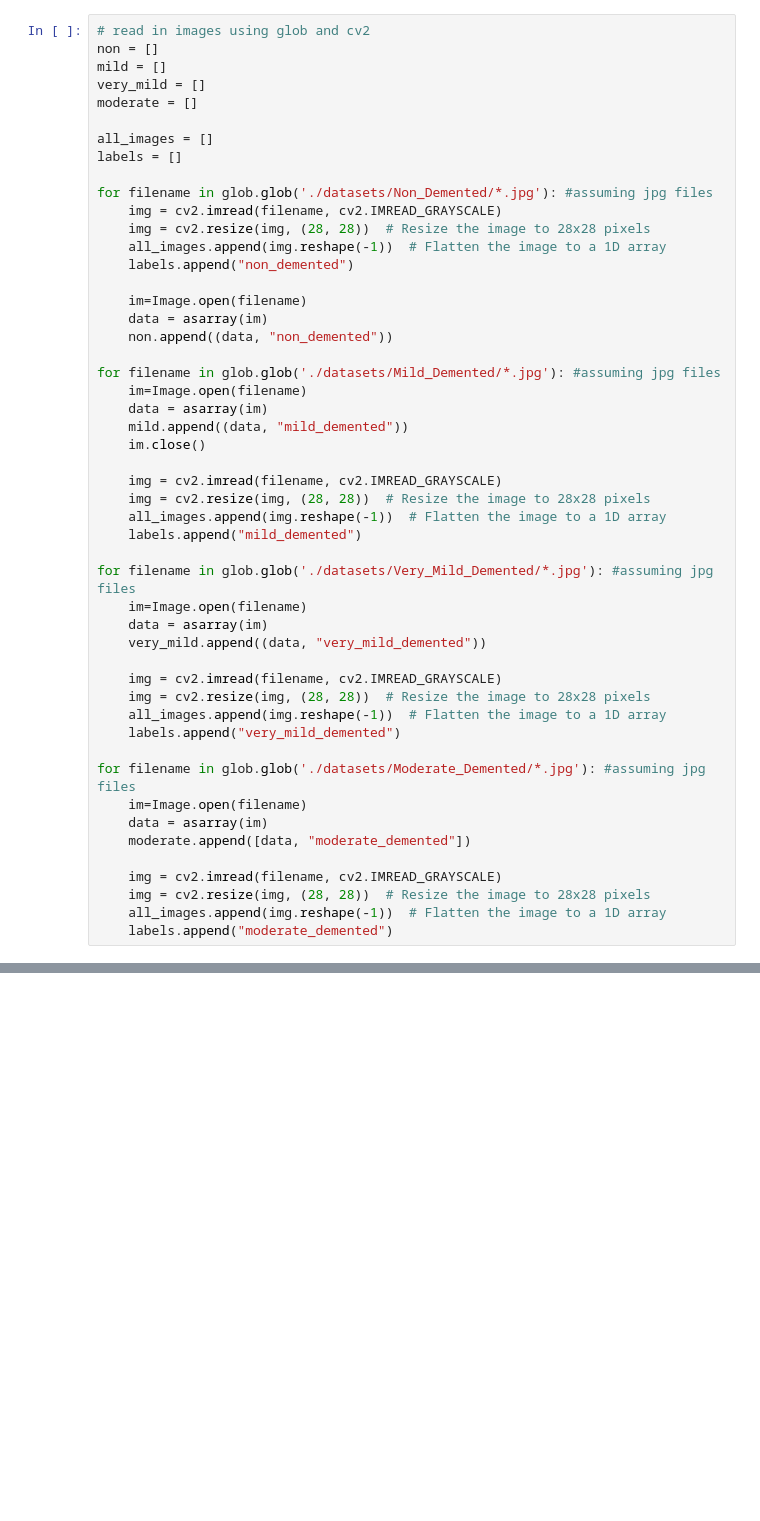
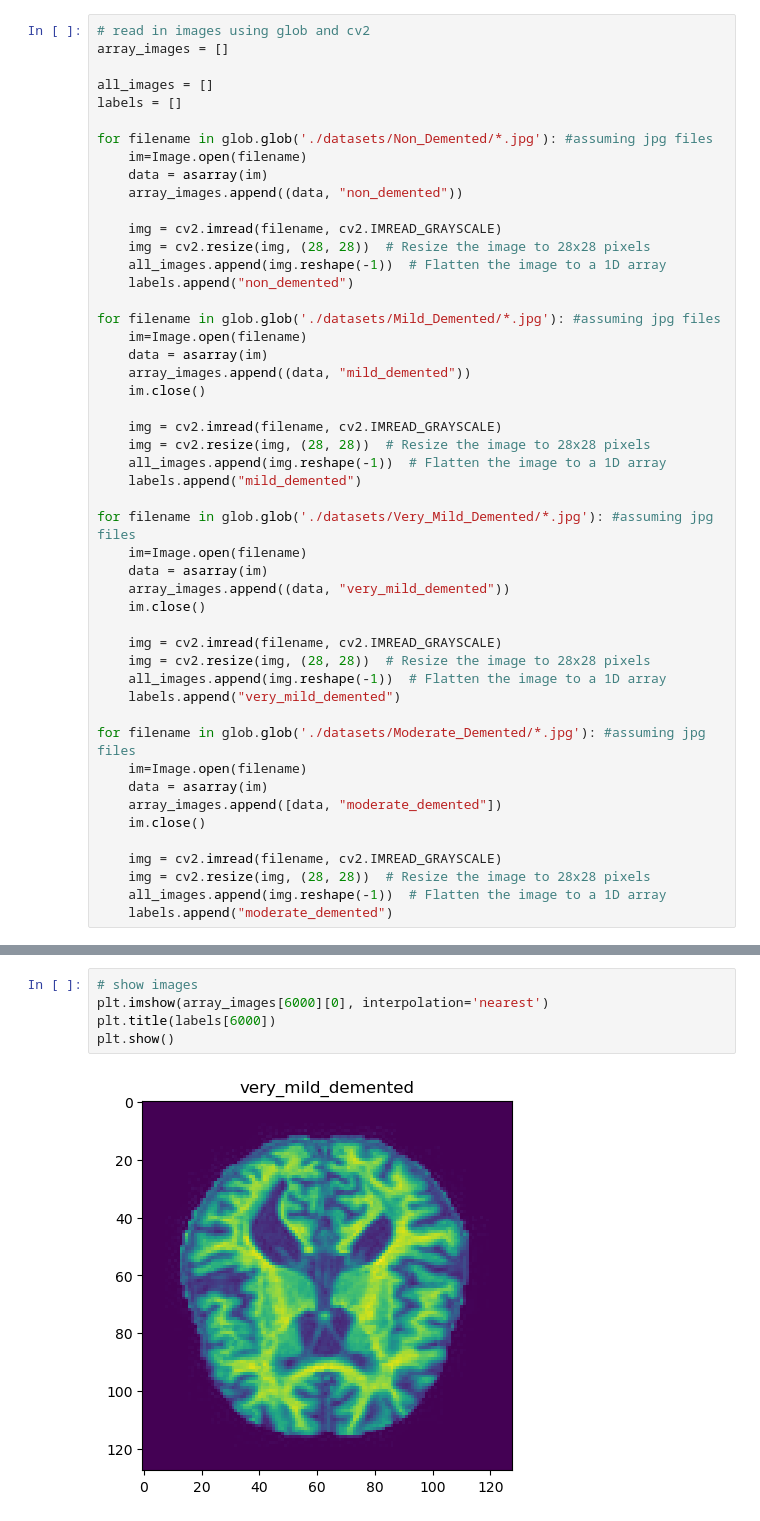
Before and after one commit to denizbt/datathon, a Jupyter notebook: Alzheimers_Classification.ipynb, the cells around one changed output, grey strips where cells are left out. Cells and saved outputs as stored; diff of their text form; blank space fills up the shorter version.

```diff
--- a/Alzheimers_Classification.ipynb
+++ b/Alzheimers_Classification.ipynb
@@ -23,28 +24,25 @@ import matplotlib.pyplot as plt
 from numpy import asarray
 # %%
 # read in images using glob and cv2
-non = []
-mild = []
-very_mild = []
-moderate = []
+array_images = []
 
 all_images = []
 labels = []
 
 for filename in glob.glob('./datasets/Non_Demented/*.jpg'): #assuming jpg files
+    im=Image.open(filename)
+    data = asarray(im)
+    array_images.append((data, "non_demented"))
+
     img = cv2.imread(filename, cv2.IMREAD_GRAYSCALE)
     img = cv2.resize(img, (28, 28))  # Resize the image to 28x28 pixels
     all_images.append(img.reshape(-1))  # Flatten the image to a 1D array
     labels.append("non_demented")
 
-    im=Image.open(filename)
-    data = asarray(im)
-    non.append((data, "non_demented"))
-
 for filename in glob.glob('./datasets/Mild_Demented/*.jpg'): #assuming jpg files
     im=Image.open(filename)
     data = asarray(im)
-    mild.append((data, "mild_demented"))
+    array_images.append((data, "mild_demented"))
     im.close()
 
     img = cv2.imread(filename, cv2.IMREAD_GRAYSCALE)
@@ -55,7 +53,8 @@ for filename in glob.glob('./datasets/Mild_Demented/*.jpg'): #assuming jpg files
 for filename in glob.glob('./datasets/Very_Mild_Demented/*.jpg'): #assuming jpg files
     im=Image.open(filename)
     data = asarray(im)
-    very_mild.append((data, "very_mild_demented"))
+    array_images.append((data, "very_mild_demented"))
+    im.close()
 
     img = cv2.imread(filename, cv2.IMREAD_GRAYSCALE)
     img = cv2.resize(img, (28, 28))  # Resize the image to 28x28 pixels
@@ -65,7 +64,8 @@ for filename in glob.glob('./datasets/Very_Mild_Demented/*.jpg'): #assuming jpg
 for filename in glob.glob('./datasets/Moderate_Demented/*.jpg'): #assuming jpg files
     im=Image.open(filename)
     data = asarray(im)
-    moderate.append([data, "moderate_demented"])
+    array_images.append([data, "moderate_demented"])
+    im.close()
 
     img = cv2.imread(filename, cv2.IMREAD_GRAYSCALE)
     img = cv2.resize(img, (28, 28))  # Resize the image to 28x28 pixels
@@ -91,0 +86,7 @@ plt.show()
+# %%
+# show images
+plt.imshow(array_images[6000][0], interpolation='nearest')
+plt.title(labels[6000])
+plt.show()
+# %% [output]
+[figure, added]
```
Also changed, not shown: parts of 4 cells of this notebook.
